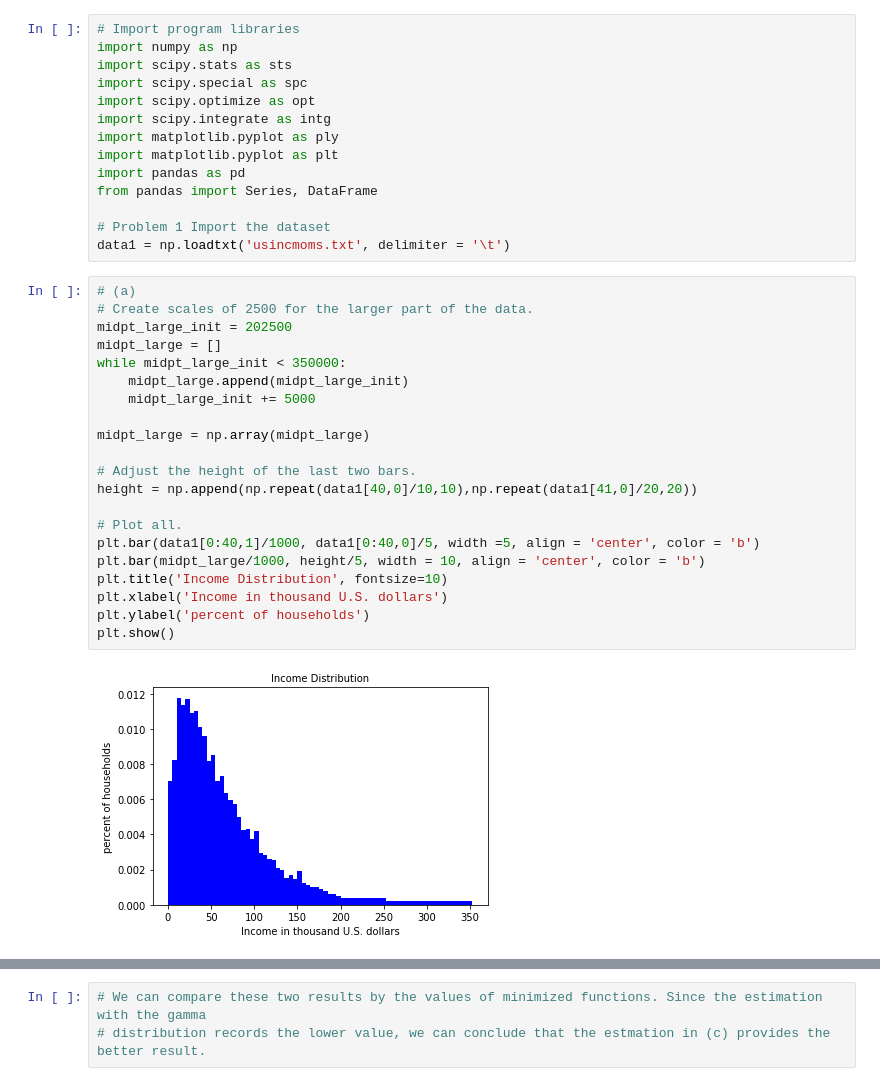
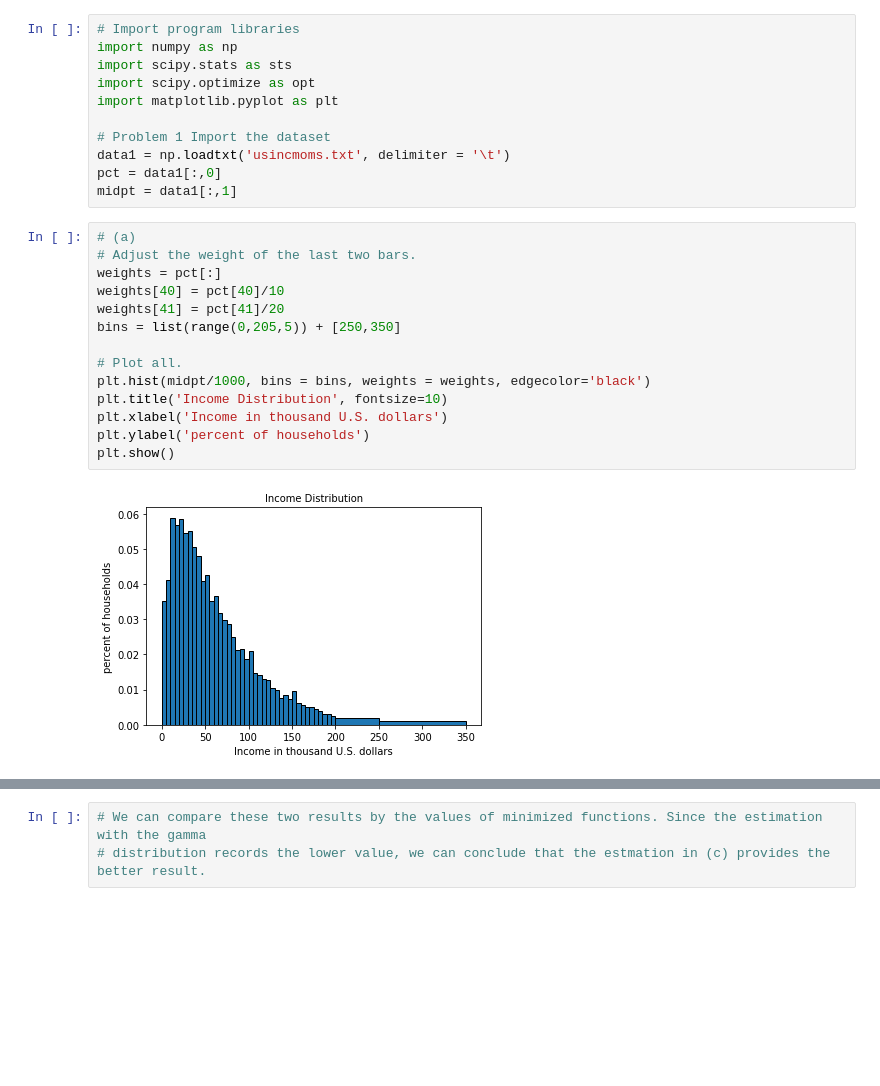
Before and after one commit to rickecon/StructEst_W18, a Jupyter notebook: ProblemSets/PS4/FurutaNPS4.ipynb, the cells around one changed output, grey strips where cells are left out. Cells and saved outputs as stored; diff of their text form; blank space fills up the shorter version.

```diff
--- a/ProblemSets/PS4/FurutaNPS4.ipynb
+++ b/ProblemSets/PS4/FurutaNPS4.ipynb
@@ -2,39 +2,29 @@
 # Import program libraries
 import numpy as np
 import scipy.stats as sts
-import scipy.special as spc
 import scipy.optimize as opt
-import scipy.integrate as intg
-import matplotlib.pyplot as ply
 import matplotlib.pyplot as plt
-import pandas as pd
-from pandas import Series, DataFrame
 
 # Problem 1 Import the dataset
 data1 = np.loadtxt('usincmoms.txt', delimiter = '\t')
+pct = data1[:,0]
+midpt = data1[:,1]
-# %%
-# (a)
-# Create scales of 2500 for the larger part of the data.
-midpt_large_init = 202500
-midpt_large = []
-while midpt_large_init < 350000:
-    midpt_large.append(midpt_large_init)
-    midpt_large_init += 5000
-
-midpt_large = np.array(midpt_large)
-
-# Adjust the height of the last two bars.
-height = np.append(np.repeat(data1[40,0]/10,10),np.repeat(data1[41,0]/20,20))
-
-# Plot all.
-plt.bar(data1[0:40,1]/1000, data1[0:40,0]/5, width =5, align = 'center', color = 'b')
-plt.bar(midpt_large/1000, height/5, width = 10, align = 'center', color = 'b')
-plt.title('Income Distribution', fontsize=10)
-plt.xlabel('Income in thousand U.S. dollars')
-plt.ylabel('percent of households')
-plt.show()
-# %% [output]
-[figure, removed]
+# %%
+# (a)
+# Adjust the weight of the last two bars.
+weights = pct[:]
+weights[40] = pct[40]/10
+weights[41] = pct[41]/20
+bins = list(range(0,205,5)) + [250,350]
+
+# Plot all.
+plt.hist(midpt/1000, bins = bins, weights = weights, edgecolor='black')
+plt.title('Income Distribution', fontsize=10)
+plt.xlabel('Income in thousand U.S. dollars')
+plt.ylabel('percent of households')
+plt.show()
+# %% [output]
+[figure, added]
 # %%
 # (b)
 # Define the model moments. We calculate the probability of each bin under the log normal distribution assumption.
```
Also changed, not shown: parts of 12 cells of this notebook.
